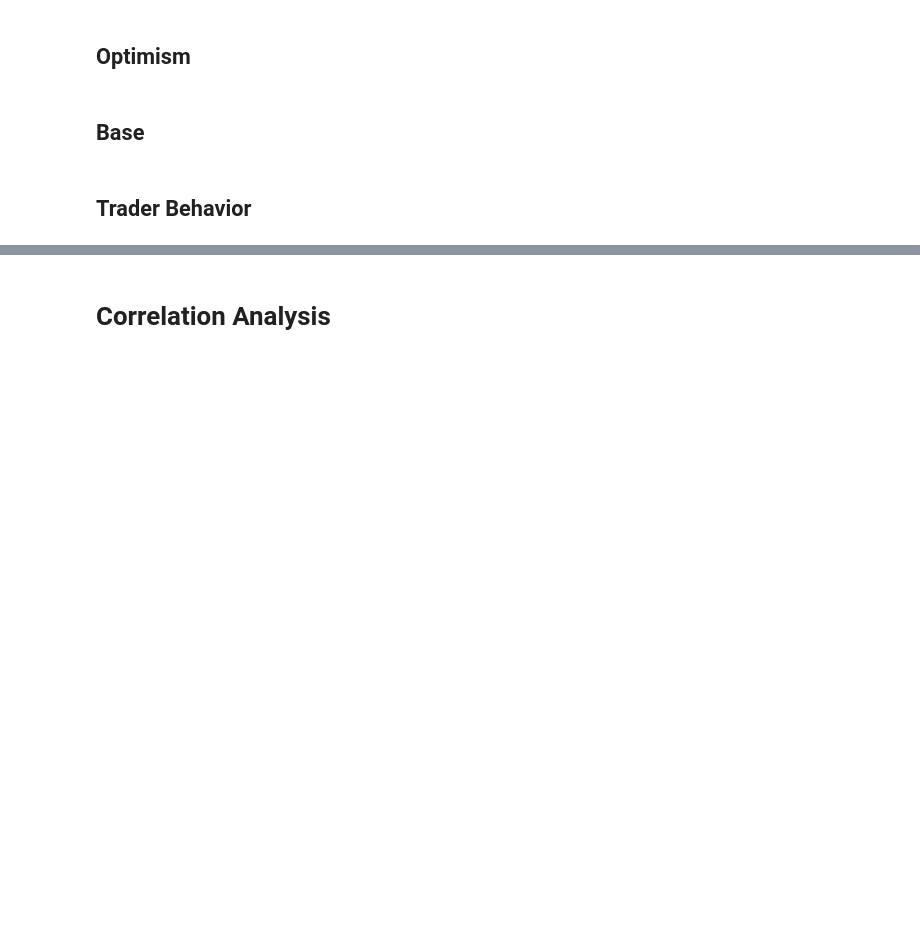
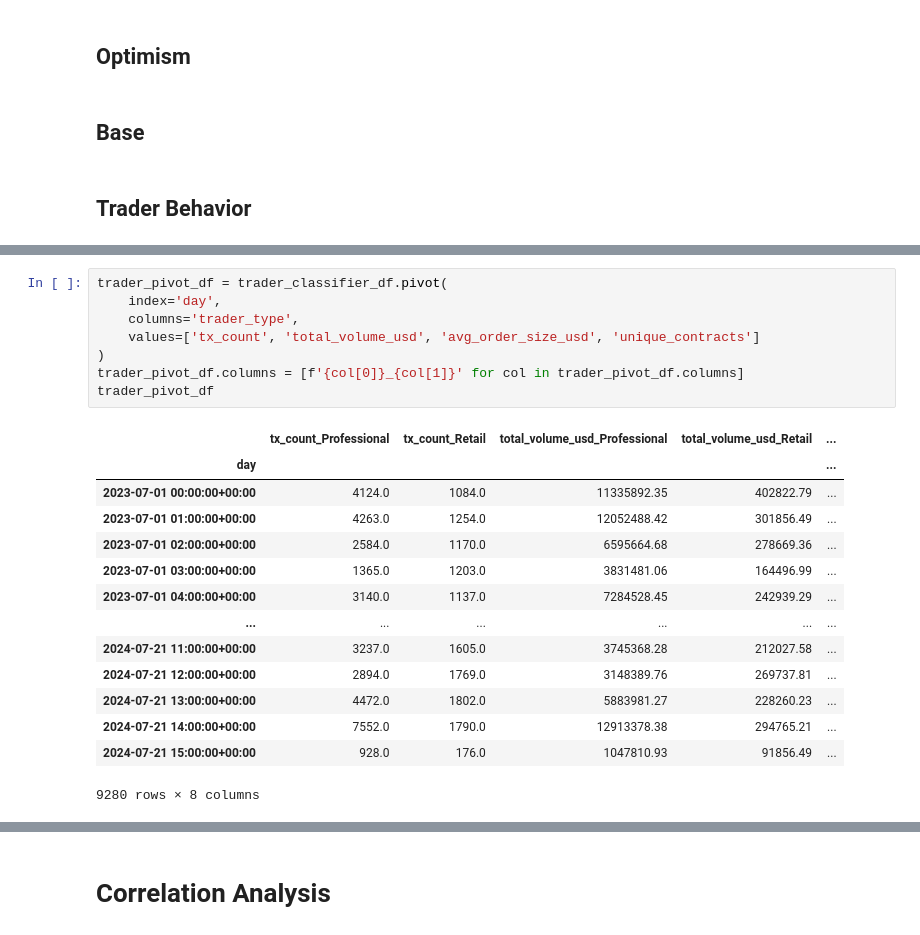
Before and after one commit to BrandynHamilton/gas_subsidy_research, a Jupyter notebook: eda.ipynb, the cells around one changed output, grey strips where cells are left out. Cells and saved outputs as stored; diff of their text form; blank space fills up the shorter version.

```diff
--- a/eda.ipynb
+++ b/eda.ipynb
@@ -772,0 +1001,23 @@ dai_usdc_trades_to_gas_fig = trades_to_gas_chart(dai_usdc)
+# %%
+trader_pivot_df = trader_classifier_df.pivot(
+    index='day',
+    columns='trader_type',
+    values=['tx_count', 'total_volume_usd', 'avg_order_size_usd', 'unique_contracts']
+)
+trader_pivot_df.columns = [f'{col[0]}_{col[1]}' for col in trader_pivot_df.columns]
+trader_pivot_df
+# %% [output]
+|  | tx_count_Professional | tx_count_Retail | total_volume_usd_Professional | total_volume_usd_Retail | ... |
+| day |  |  |  |  | ... |
+| 2023-07-01 00:00:00+00:00 | 4124.0 | 1084.0 | 11335892.35 | 402822.79 | ... |
+| 2023-07-01 01:00:00+00:00 | 4263.0 | 1254.0 | 12052488.42 | 301856.49 | ... |
+| 2023-07-01 02:00:00+00:00 | 2584.0 | 1170.0 | 6595664.68 | 278669.36 | ... |
+| 2023-07-01 03:00:00+00:00 | 1365.0 | 1203.0 | 3831481.06 | 164496.99 | ... |
+| 2023-07-01 04:00:00+00:00 | 3140.0 | 1137.0 | 7284528.45 | 242939.29 | ... |
+| ... | ... | ... | ... | ... | ... |
+| 2024-07-21 11:00:00+00:00 | 3237.0 | 1605.0 | 3745368.28 | 212027.58 | ... |
+| 2024-07-21 12:00:00+00:00 | 2894.0 | 1769.0 | 3148389.76 | 269737.81 | ... |
+| 2024-07-21 13:00:00+00:00 | 4472.0 | 1802.0 | 5883981.27 | 228260.23 | ... |
+| 2024-07-21 14:00:00+00:00 | 7552.0 | 1790.0 | 12913378.38 | 294765.21 | ... |
+| 2024-07-21 15:00:00+00:00 | 928.0 | 176.0 | 1047810.93 | 91856.49 | ... |
+9280 rows × 8 columns
```
Also changed, not shown: parts of 35 cells of this notebook.
